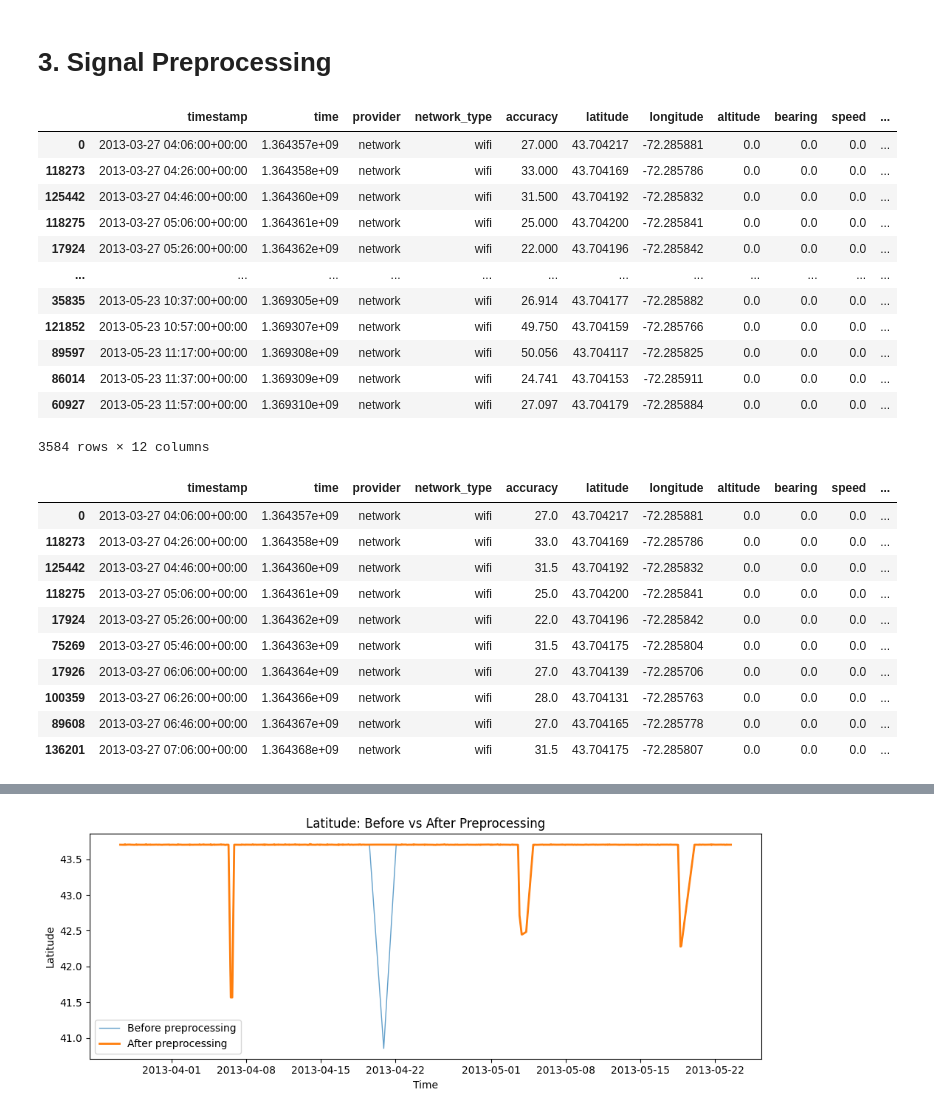
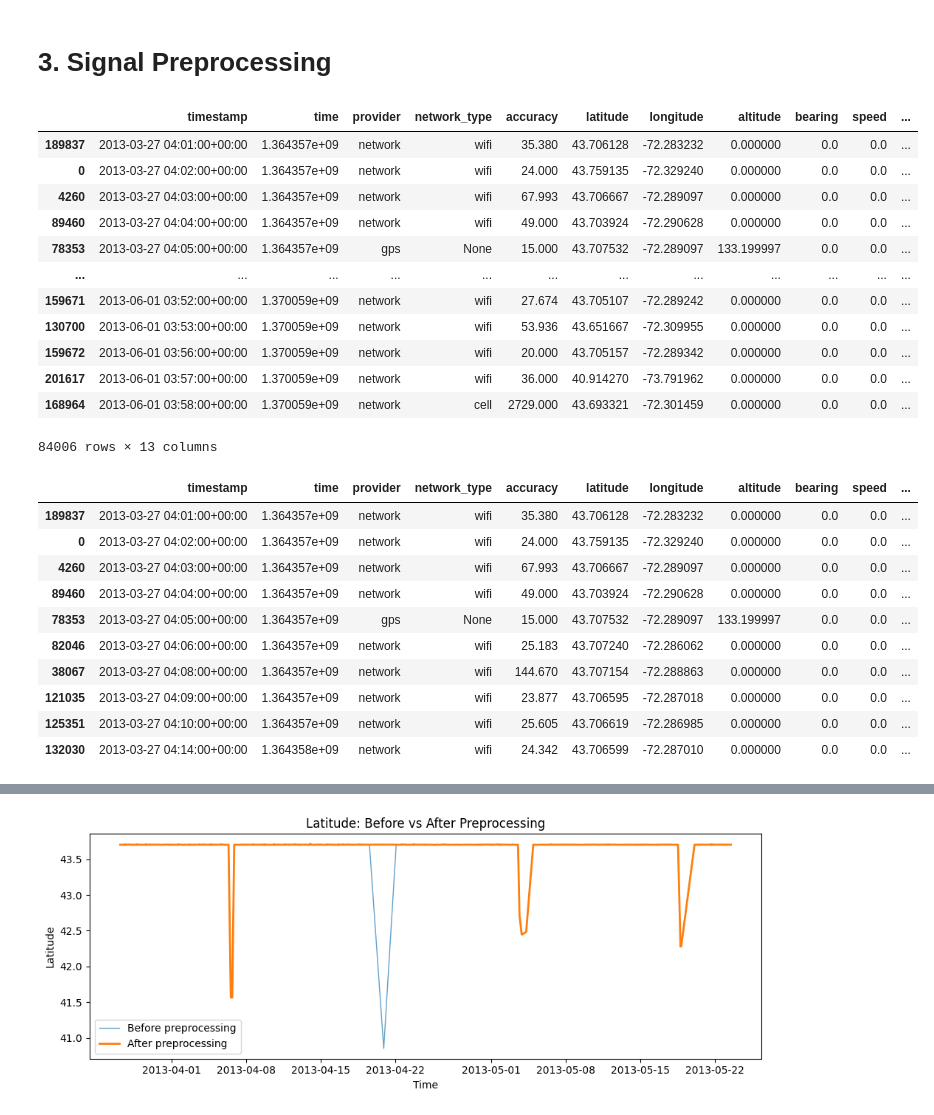
Before and after one commit to Castellanos02/cs286_demo, a Jupyter notebook: demo1.ipynb, the cells around one changed output, grey strips where cells are left out. Cells and saved outputs as stored; diff of their text form; code cells hidden in the pictures.

```diff
--- a/demo1.ipynb
+++ b/demo1.ipynb
@@ -161,53 +169,57 @@ plt.show()
 <h1>3. Signal Preprocessing</h1>
 # %%
 # Resampling to uniform frequency
-
 resampled_df = pd.DataFrame()
 
 for path in os.listdir("./dataset/sensing/gps"):
-    df = pd.read_csv(f"./dataset/sensing/gps/{file}", sep=",", index_col=False, skipinitialspace=True)
+    df = pd.read_csv(f"./dataset/sensing/gps/{path}", sep=",", index_col=False, skipinitialspace=True)
 
     df["time"] = pd.to_numeric(df["time"], errors="coerce")
     df["timestamp"] = pd.to_datetime(df["time"], unit="s", utc=True, errors="coerce")
     df['user'] = re.findall(r'\d+', path)[0]
+
+    base = os.path.splitext(path)[0]
+
+    subject_str = base.replace("gps_u", "")
+    subject_id = int(subject_str)
 
     df = (df.dropna(subset=["timestamp"])
             .sort_values("timestamp")
             .drop_duplicates("timestamp"))
 
     # Does a 1 min resample
     # Picks the first record within each min
     g = (df.set_index("timestamp")
            .resample("1min")
            .first()
            .reset_index())
 
     g = g.dropna(subset=["time"])
+    g["subject_id"] = subject_id
 
     resampled_df = pd.concat([resampled_df, g], ignore_index=True)
 
 # Makes sure there is no duplicates for each min
 # If there is a duplicate then the earliest timestamp is kept
 resampled_df = (resampled_df.sort_values("timestamp").drop_duplicates(subset=["timestamp"], keep="first"))
 
 resampled_df
 # %% [output]
 |  | timestamp | time | provider | network_type | accuracy | latitude | longitude | altitude | bearing | speed | ... |
-| 0 | 2013-03-27 04:06:00+00:00 | 1.364357e+09 | network | wifi | 27.000 | 43.704217 | -72.285881 | 0.0 | 0.0 | 0.0 | ... |
-| 118273 | 2013-03-27 04:26:00+00:00 | 1.364358e+09 | network | wifi | 33.000 | 43.704169 | -72.285786 | 0.0 | 0.0 | 0.0 | ... |
-| 125442 | 2013-03-27 04:46:00+00:00 | 1.364360e+09 | network | wifi | 31.500 | 43.704192 | -72.285832 | 0.0 | 0.0 | 0.0 | ... |
-| 118275 | 2013-03-27 05:06:00+00:00 | 1.364361e+09 | network | wifi | 25.000 | 43.704200 | -72.285841 | 0.0 | 0.0 | 0.0 | ... |
-| 17924 | 2013-03-27 05:26:00+00:00 | 1.364362e+09 | network | wifi | 22.000 | 43.704196 | -72.285842 | 0.0 | 0.0 | 0.0 | ... |
+| 189837 | 2013-03-27 04:01:00+00:00 | 1.364357e+09 | network | wifi | 35.380 | 43.706128 | -72.283232 | 0.000000 | 0.0 | 0.0 | ... |
+| 0 | 2013-03-27 04:02:00+00:00 | 1.364357e+09 | network | wifi | 24.000 | 43.759135 | -72.329240 | 0.000000 | 0.0 | 0.0 | ... |
+| 4260 | 2013-03-27 04:03:00+00:00 | 1.364357e+09 | network | wifi | 67.993 | 43.706667 | -72.289097 | 0.000000 | 0.0 | 0.0 | ... |
+| 89460 | 2013-03-27 04:04:00+00:00 | 1.364357e+09 | network | wifi | 49.000 | 43.703924 | -72.290628 | 0.000000 | 0.0 | 0.0 | ... |
+| 78353 | 2013-03-27 04:05:00+00:00 | 1.364357e+09 | gps | None | 15.000 | 43.707532 | -72.289097 | 133.199997 | 0.0 | 0.0 | ... |
 | ... | ... | ... | ... | ... | ... | ... | ... | ... | ... | ... | ... |
-| 35835 | 2013-05-23 10:37:00+00:00 | 1.369305e+09 | network | wifi | 26.914 | 43.704177 | -72.285882 | 0.0 | 0.0 | 0.0 | ... |
-| 121852 | 2013-05-23 10:57:00+00:00 | 1.369307e+09 | network | wifi | 49.750 | 43.704159 | -72.285766 | 0.0 | 0.0 | 0.0 | ... |
-| 89597 | 2013-05-23 11:17:00+00:00 | 1.369308e+09 | network | wifi | 50.056 | 43.704117 | -72.285825 | 0.0 | 0.0 | 0.0 | ... |
-| 86014 | 2013-05-23 11:37:00+00:00 | 1.369309e+09 | network | wifi | 24.741 | 43.704153 | -72.285911 | 0.0 | 0.0 | 0.0 | ... |
-| 60927 | 2013-05-23 11:57:00+00:00 | 1.369310e+09 | network | wifi | 27.097 | 43.704179 | -72.285884 | 0.0 | 0.0 | 0.0 | ... |
+| 159671 | 2013-06-01 03:52:00+00:00 | 1.370059e+09 | network | wifi | 27.674 | 43.705107 | -72.289242 | 0.000000 | 0.0 | 0.0 | ... |
+| 130700 | 2013-06-01 03:53:00+00:00 | 1.370059e+09 | network | wifi | 53.936 | 43.651667 | -72.309955 | 0.000000 | 0.0 | 0.0 | ... |
+| 159672 | 2013-06-01 03:56:00+00:00 | 1.370059e+09 | network | wifi | 20.000 | 43.705157 | -72.289342 | 0.000000 | 0.0 | 0.0 | ... |
+| 201617 | 2013-06-01 03:57:00+00:00 | 1.370059e+09 | network | wifi | 36.000 | 40.914270 | -73.791962 | 0.000000 | 0.0 | 0.0 | ... |
+| 168964 | 2013-06-01 03:58:00+00:00 | 1.370059e+09 | network | cell | 2729.000 | 43.693321 | -72.301459 | 0.000000 | 0.0 | 0.0 | ... |
-3584 rows × 12 columns
+84006 rows × 13 columns
 # %%
 # Apply filtering (noise reduction)
-
 filtered_df = resampled_df
 
 # Noise reduction on the lat and lon values
@@ -217,13 +229,13 @@ filtered_df["filtered_longitude"] = filtered_df["longitude"].rolling(3, center=T
 filtered_df.head(10)
 # %% [output]
 |  | timestamp | time | provider | network_type | accuracy | latitude | longitude | altitude | bearing | speed | ... |
-| 0 | 2013-03-27 04:06:00+00:00 | 1.364357e+09 | network | wifi | 27.0 | 43.704217 | -72.285881 | 0.0 | 0.0 | 0.0 | ... |
-| 118273 | 2013-03-27 04:26:00+00:00 | 1.364358e+09 | network | wifi | 33.0 | 43.704169 | -72.285786 | 0.0 | 0.0 | 0.0 | ... |
-| 125442 | 2013-03-27 04:46:00+00:00 | 1.364360e+09 | network | wifi | 31.5 | 43.704192 | -72.285832 | 0.0 | 0.0 | 0.0 | ... |
-| 118275 | 2013-03-27 05:06:00+00:00 | 1.364361e+09 | network | wifi | 25.0 | 43.704200 | -72.285841 | 0.0 | 0.0 | 0.0 | ... |
-| 17924 | 2013-03-27 05:26:00+00:00 | 1.364362e+09 | network | wifi | 22.0 | 43.704196 | -72.285842 | 0.0 | 0.0 | 0.0 | ... |
-| 75269 | 2013-03-27 05:46:00+00:00 | 1.364363e+09 | network | wifi | 31.5 | 43.704175 | -72.285804 | 0.0 | 0.0 | 0.0 | ... |
-| 17926 | 2013-03-27 06:06:00+00:00 | 1.364364e+09 | network | wifi | 27.0 | 43.704139 | -72.285706 | 0.0 | 0.0 | 0.0 | ... |
-| 100359 | 2013-03-27 06:26:00+00:00 | 1.364366e+09 | network | wifi | 28.0 | 43.704131 | -72.285763 | 0.0 | 0.0 | 0.0 | ... |
-| 89608 | 2013-03-27 06:46:00+00:00 | 1.364367e+09 | network | wifi | 27.0 | 43.704165 | -72.285778 | 0.0 | 0.0 | 0.0 | ... |
-| 136201 | 2013-03-27 07:06:00+00:00 | 1.364368e+09 | network | wifi | 31.5 | 43.704175 | -72.285807 | 0.0 | 0.0 | 0.0 | ... |
+| 189837 | 2013-03-27 04:01:00+00:00 | 1.364357e+09 | network | wifi | 35.380 | 43.706128 | -72.283232 | 0.000000 | 0.0 | 0.0 | ... |
+| 0 | 2013-03-27 04:02:00+00:00 | 1.364357e+09 | network | wifi | 24.000 | 43.759135 | -72.329240 | 0.000000 | 0.0 | 0.0 | ... |
+| 4260 | 2013-03-27 04:03:00+00:00 | 1.364357e+09 | network | wifi | 67.993 | 43.706667 | -72.289097 | 0.000000 | 0.0 | 0.0 | ... |
+| 89460 | 2013-03-27 04:04:00+00:00 | 1.364357e+09 | network | wifi | 49.000 | 43.703924 | -72.290628 | 0.000000 | 0.0 | 0.0 | ... |
+| 78353 | 2013-03-27 04:05:00+00:00 | 1.364357e+09 | gps | None | 15.000 | 43.707532 | -72.289097 | 133.199997 | 0.0 | 0.0 | ... |
+| 82046 | 2013-03-27 04:06:00+00:00 | 1.364357e+09 | network | wifi | 25.183 | 43.707240 | -72.286062 | 0.000000 | 0.0 | 0.0 | ... |
+| 38067 | 2013-03-27 04:08:00+00:00 | 1.364357e+09 | network | wifi | 144.670 | 43.707154 | -72.288863 | 0.000000 | 0.0 | 0.0 | ... |
+| 121035 | 2013-03-27 04:09:00+00:00 | 1.364357e+09 | network | wifi | 23.877 | 43.706595 | -72.287018 | 0.000000 | 0.0 | 0.0 | ... |
+| 125351 | 2013-03-27 04:10:00+00:00 | 1.364357e+09 | network | wifi | 25.605 | 43.706619 | -72.286985 | 0.000000 | 0.0 | 0.0 | ... |
+| 132030 | 2013-03-27 04:14:00+00:00 | 1.364358e+09 | network | wifi | 24.342 | 43.706599 | -72.287010 | 0.000000 | 0.0 | 0.0 | ... |
```
Also changed, not shown: parts of 20 cells of this notebook, 1 other file.
